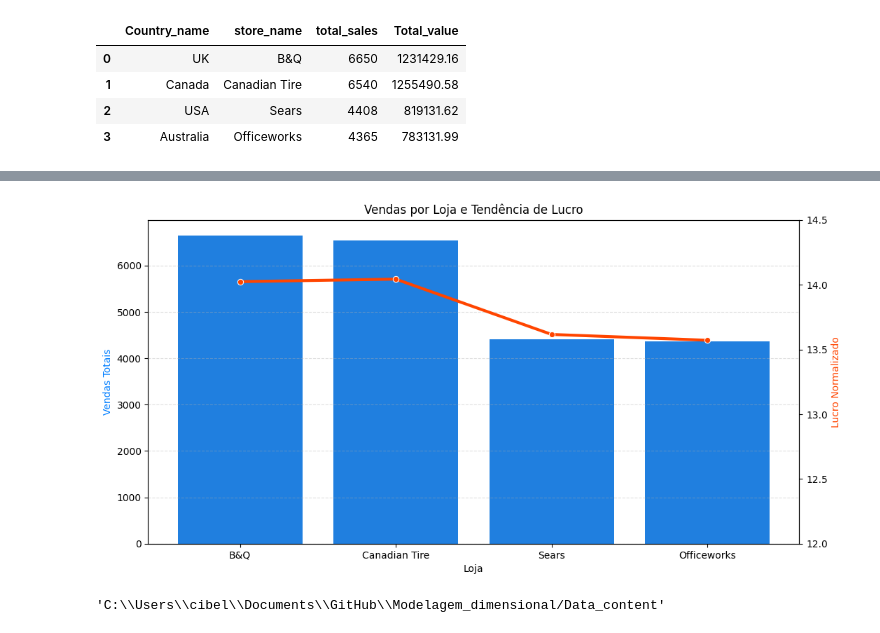
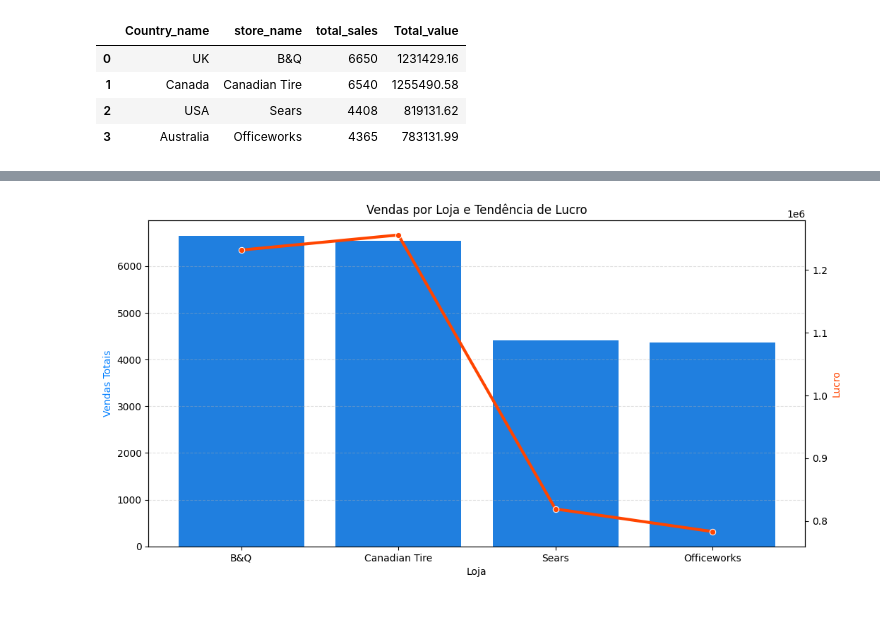
Before and after one commit to Cibelleeg/Modelagem_dimensional, a Jupyter notebook: Modelagem_dimensional.ipynb, the cells around one changed output, grey strips where cells are left out. Saved outputs shown, nothing was run; the diff lists cells and outputs as text; code cells hidden in the pictures.

Commit message:
Inicializa repositório e adiciona modelagem dimensional

```diff
--- a/Modelagem_dimensional.ipynb
+++ b/Modelagem_dimensional.ipynb
@@ -426,6 +440,3 @@ top_sales_per_country_values
 | 1 | Canada | Canadian Tire | 6540 | 1255490.58 |
 | 2 | USA | Sears | 4408 | 819131.62 |
 | 3 | Australia | Officeworks | 4365 | 783131.99 |
-# %%
-top_sales_per_country_values["Total_value_normalized"] = np.log1p(top_sales_per_country_values["Total_value"])
-top_sales_per_country_values
@@ -438,30 +443,26 @@ top_sales_per_country_values
 # %%
+#Grafico de tendências Vendas x Total de lucro top 4 por país (vendas)
 fig, ax1 = plt.subplots(figsize=(12, 6))
 
 sns.barplot(data=top_sales_per_country_values, x='store_name', y='total_sales', color='#007FFF', ax=ax1)
 
 ax2 = ax1.twinx()
 
-sns.lineplot(data=top_sales_per_country_values, x='store_name', y='Total_value_normalized', color='#FF4500', marker='o', linewidth=3, ax=ax2)
+sns.lineplot(data=top_sales_per_country_values, x='store_name', y='Total_value', color='#FF4500', marker='o', linewidth=3, ax=ax2)
 ax1.set_xlabel('Loja')
 ax1.set_ylabel('Vendas Totais', color='#007FFF')
-ax2.set_ylabel('Lucro Normalizado', color='#FF4500')
-ax2.set_ylim(12, 14.5)
+ax2.set_ylabel('Lucro', color='#FF4500')
 
 ax1.set_title('Vendas por Loja e Tendência de Lucro')
 
 ax1.grid(axis='y', linestyle='--', alpha=0.4)
 ax2.grid(False)
 
 plt.xticks(rotation=45, ha='right')
 
 plt.savefig(dir_path + "/grafico_vendas.png", dpi=300, bbox_inches="tight")
 
 # Exibir o gráfico
 plt.show()
 # %% [output]
-[figure, old version]
+[figure, new version]
-# %%
-dir_path
-# %% [output]
-'C:\\Users\\cibel\\Documents\\GitHub\\Modelagem_dimensional/Data_content'
```
Also changed, not shown: parts of 6 cells of this notebook, 8 other files.
